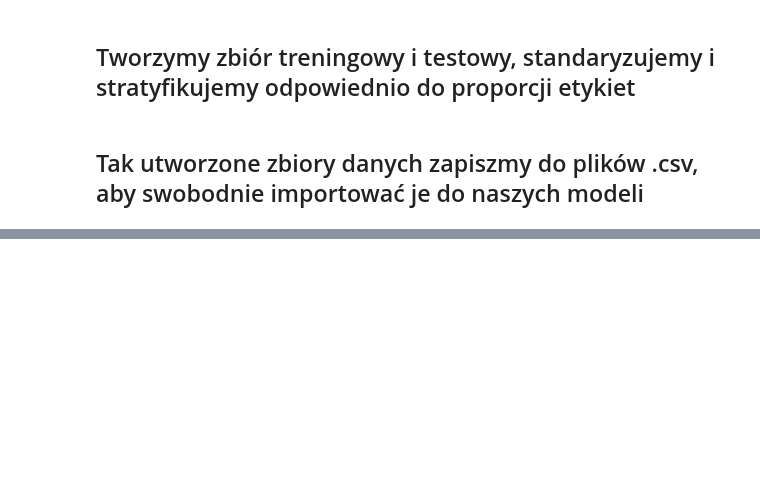
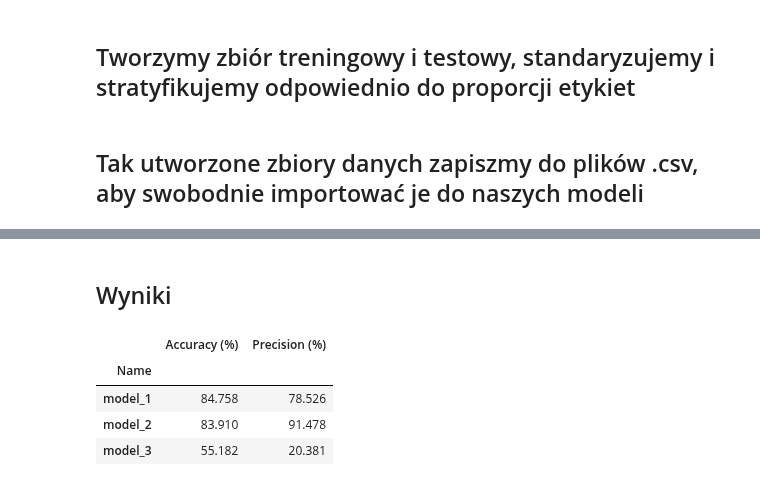
Before and after one commit to Dalthirr/NeuralNetworks, a Jupyter notebook: Main.ipynb, the cells around one changed output, grey strips where cells are left out. Saved outputs shown, nothing was run; the diff lists cells and outputs as text; code cells hidden in the pictures; blank space fills up the shorter version.

Commit message:
checking results

```diff
--- a/Main.ipynb
+++ b/Main.ipynb
@@ -351,5 +352,5 @@ pd.DataFrame(y_test).to_csv('data/y_test.csv')
 # %%
-X_without_cr_card = X.drop(['HasCrCard'], axis=1)
-scaler_without_cr_card = StandardScaler().fit(X_without_cr_card)
-X_std_without_cr_card = scaler_without_cr_card.transform(X_without_cr_card)
+X_train_without_cr_card = X_train.drop(['HasCrCard'], axis=1)
+scaler_without_cr_card = StandardScaler().fit(X_train_without_cr_card)
+X_train_std_without_cr_card = scaler_without_cr_card.transform(X_train_without_cr_card)
 # %% [markdown]
@@ -366,12 +367,9 @@ def load_and_evaluate_given_model(model):
     print('{0} z lokalizacji: {1}'.format(nn.name, path))
     if nn.name == 'model_2':
         scores = nn.evaluate(X_std_without_cr_card, y, verbose=0)
-        #scores
-        print('{0}: {1}%'.format(nn.metrics_names[1], np.round(scores[1]*100)))
-        print('{0}: {1}%'.format(nn.metrics_names[2], np.round(scores[2]*100)))
+        return (np.round(scores[1]*100,3), np.round(scores[2]*100,3))
     else:
-        scores = nn.evaluate(X_std, y, verbose=0)
-        print('{0}: {1}%'.format(nn.metrics_names[1], np.round(scores[1]*100)))
-        print('{0}: {1}%'.format(nn.metrics_names[2], np.round(scores[2]*100)))
+        scores = nn.evaluate(X_test_std, y_test, verbose=0)
+        return (np.round(scores[1]*100,3), np.round(scores[2]*100,3))
 # %%
 list_of_models = ['model_1', 'model_2', 'model_3']
@@ -398,0 +378,7 @@ accuracy: 53.0%
+# %%
+precision = []
+accuracy = []
+for model in list_of_models:
+    p_tmp, a_tmp = load_and_evaluate_given_model(model)
+    precision.append(p_tmp)
+    accuracy.append(a_tmp)
@@ -398,0 +395,16 @@ accuracy: 53.0%
+# %%
+results_data = {'Name': list_of_models,
+                'Precision (%)': precision,
+                'Accuracy (%)': accuracy}
+results = pd.DataFrame(data=results_data)
+results.set_index('Name', inplace=True)
+# %% [markdown]
+## Wyniki
+# %%
+results
+# %% [output]
+|  | Accuracy (%) | Precision (%) |
+| Name |  |  |
+| model_1 | 84.758 | 78.526 |
+| model_2 | 83.910 | 91.478 |
+| model_3 | 55.182 | 20.381 |
```
Also changed, not shown: parts of 7 cells of this notebook, 2 other files.
